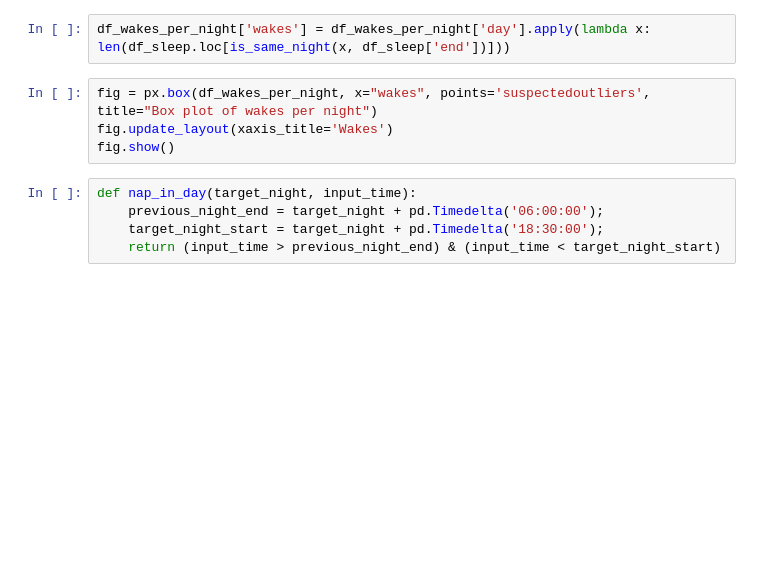
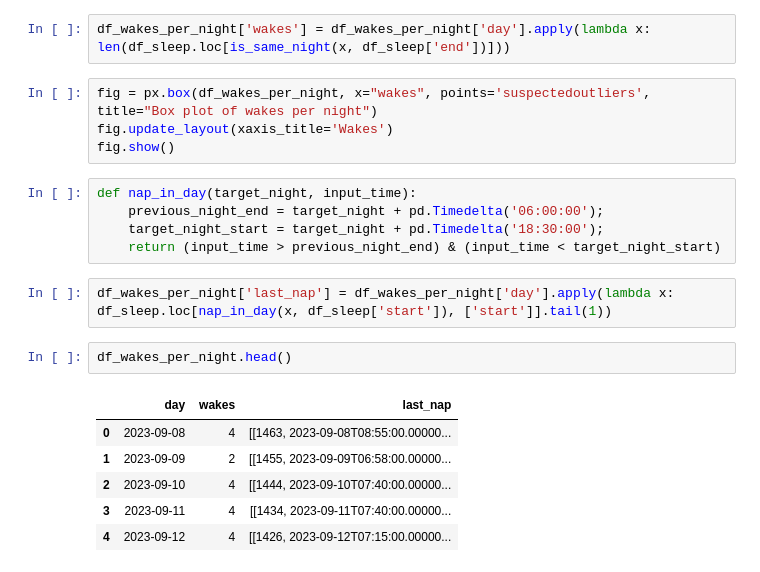
Before and after one commit to druelens/baby_data_6mo, a Jupyter notebook: wake_analysis.ipynb, the cells around one changed output. Drawn from its saved outputs; the diff is of its cells as text; blank space fills up the shorter version.

```diff
--- a/wake_prediction.ipynb
+++ b/wake_analysis.ipynb
@@ -36,3 +36,14 @@ def nap_in_day(target_night, input_time):
     previous_night_end = target_night + pd.Timedelta('06:00:00');
     target_night_start = target_night + pd.Timedelta('18:30:00');
     return (input_time > previous_night_end) & (input_time < target_night_start)
+# %%
+df_wakes_per_night['last_nap'] = df_wakes_per_night['day'].apply(lambda x: df_sleep.loc[nap_in_day(x, df_sleep['start']), ['start']].tail(1))
+# %%
+df_wakes_per_night.head()
+# %% [output]
+|  | day | wakes | last_nap |
+| 0 | 2023-09-08 | 4 | [[1463, 2023-09-08T08:55:00.00000... |
+| 1 | 2023-09-09 | 2 | [[1455, 2023-09-09T06:58:00.00000... |
+| 2 | 2023-09-10 | 4 | [[1444, 2023-09-10T07:40:00.00000... |
+| 3 | 2023-09-11 | 4 | [[1434, 2023-09-11T07:40:00.00000... |
+| 4 | 2023-09-12 | 4 | [[1426, 2023-09-12T07:15:00.00000... |
```
Also changed, not shown: parts of 1 cell of this notebook, 1 other file.
